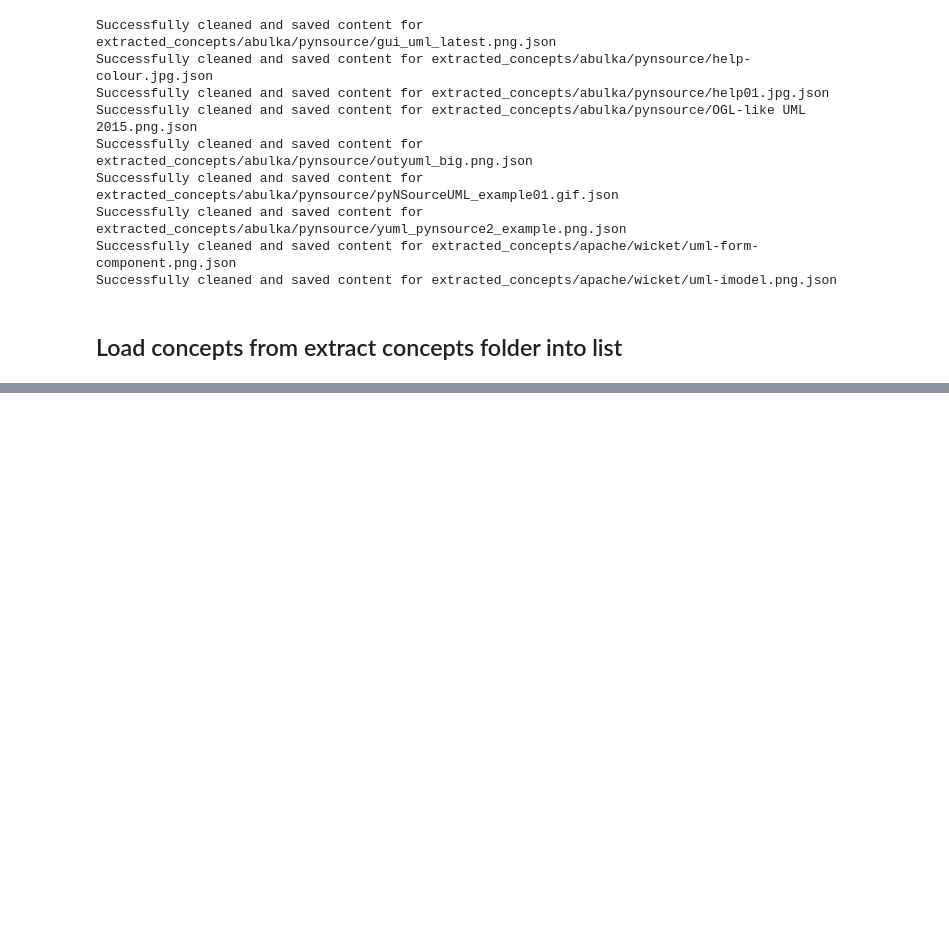
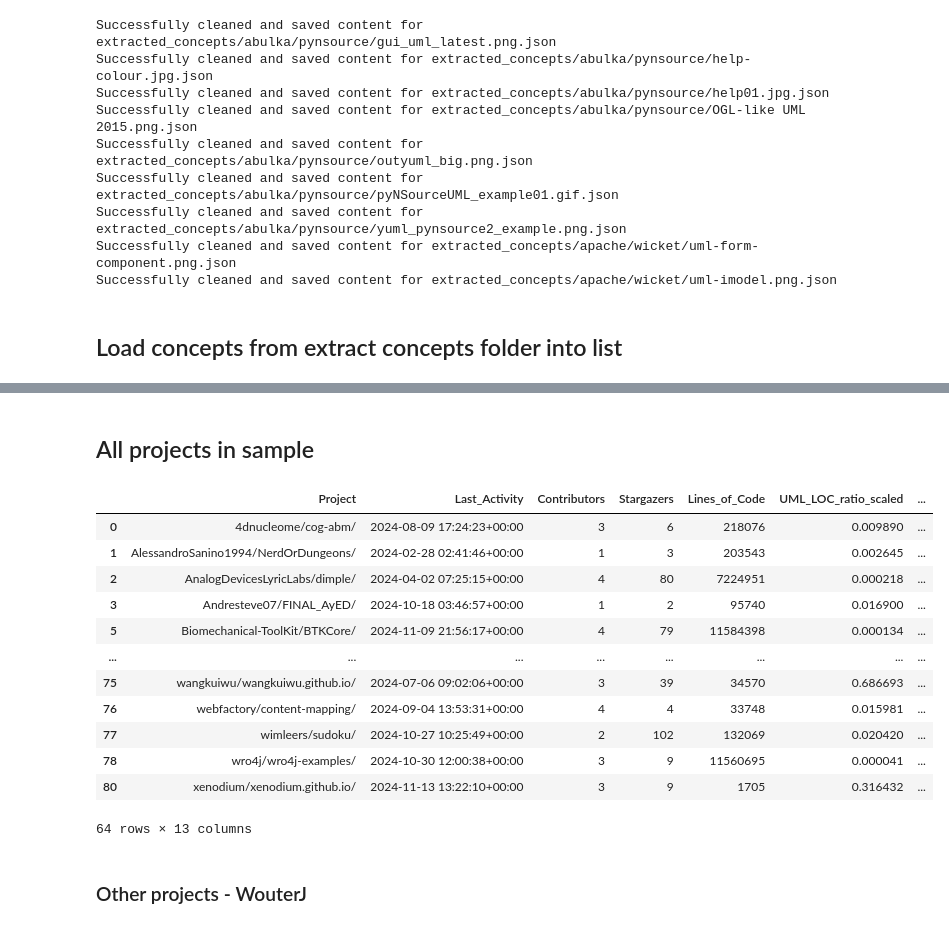
Before and after one commit to zakipauzi/uml_code_traceability, a Jupyter notebook: 3_extract_concepts.ipynb, the cells around one changed output, grey strips where cells are left out. Saved outputs shown, nothing was run; the diff lists cells and outputs as text; code cells hidden in the pictures; blank space fills up the shorter version.

Commit message:
wouterj concept extraction

```diff
--- a/3_extract_concepts.ipynb
+++ b/3_extract_concepts.ipynb
@@ -594,0 +807,27 @@ parsed_archived_files[0]
+# %% [markdown]
+## All projects in sample
+# %%
+sample_df = pd.read_csv('class_diagrams_df.csv')
+# 'Exists' column shows archived diagrams that exist in the current class diagram files
+sample_df['Class_Diagram_Files'] = sample_df['Class_Diagram_Files'].apply(lambda x: ast.literal_eval(x))
+sample_df['Archived_Class_Diagram_Files'] = sample_df['Archived_Class_Diagram_Files'].apply(lambda x: ast.literal_eval(x))
+sample_df['Exists'] = sample_df.apply(lambda row: list(set(row['Class_Diagram_Files']) & set(row['Archived_Class_Diagram_Files'])), axis=1)
+sample_df['No_of_Exists'] = sample_df['Exists'].apply(len)
+sample_df = sample_df[sample_df['No_of_Exists'] > 0]
+sample_df
+# %% [output]
+|  | Project | Last_Activity | Contributors | Stargazers | Lines_of_Code | UML_LOC_ratio_scaled | ... |
+| 0 | 4dnucleome/cog-abm/ | 2024-08-09 17:24:23+00:00 | 3 | 6 | 218076 | 0.009890 | ... |
+| 1 | AlessandroSanino1994/NerdOrDungeons/ | 2024-02-28 02:41:46+00:00 | 1 | 3 | 203543 | 0.002645 | ... |
+| 2 | AnalogDevicesLyricLabs/dimple/ | 2024-04-02 07:25:15+00:00 | 4 | 80 | 7224951 | 0.000218 | ... |
+| 3 | Andresteve07/FINAL_AyED/ | 2024-10-18 03:46:57+00:00 | 1 | 2 | 95740 | 0.016900 | ... |
+| 5 | Biomechanical-ToolKit/BTKCore/ | 2024-11-09 21:56:17+00:00 | 4 | 79 | 11584398 | 0.000134 | ... |
+| ... | ... | ... | ... | ... | ... | ... | ... |
+| 75 | wangkuiwu/wangkuiwu.github.io/ | 2024-07-06 09:02:06+00:00 | 3 | 39 | 34570 | 0.686693 | ... |
+| 76 | webfactory/content-mapping/ | 2024-09-04 13:53:31+00:00 | 4 | 4 | 33748 | 0.015981 | ... |
+| 77 | wimleers/sudoku/ | 2024-10-27 10:25:49+00:00 | 2 | 102 | 132069 | 0.020420 | ... |
+| 78 | wro4j/wro4j-examples/ | 2024-10-30 12:00:38+00:00 | 3 | 9 | 11560695 | 0.000041 | ... |
+| 80 | xenodium/xenodium.github.io/ | 2024-11-13 13:22:10+00:00 | 3 | 9 | 1705 | 0.316432 | ... |
+64 rows × 13 columns
+# %% [markdown]
+### Other projects - WouterJ
```
Also changed, not shown: parts of 29 cells of this notebook, 5 other files.
